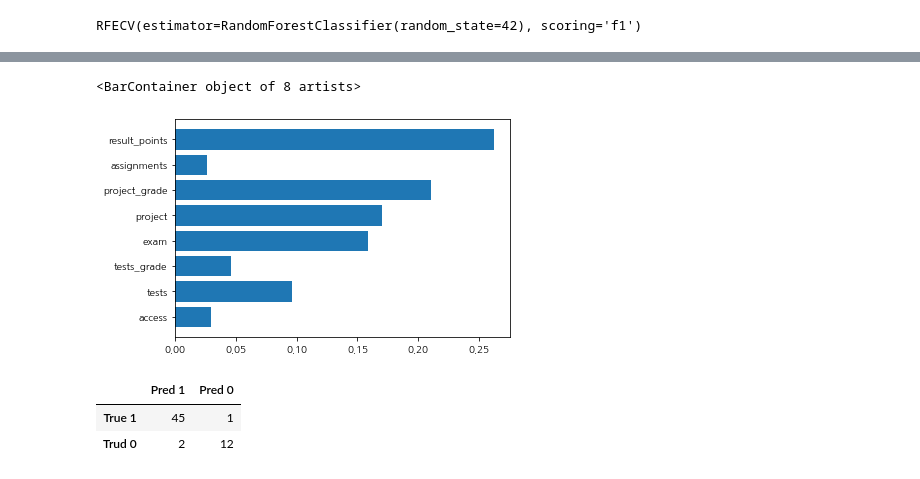
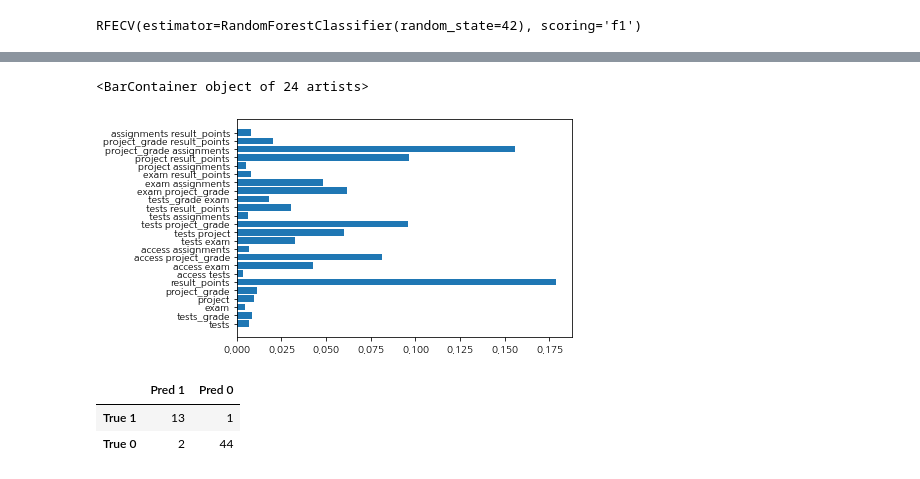
Before and after one commit to ywkim92/Students-Dropout-Prediction, a Jupyter notebook: student_dropout_prediction.ipynb, the cells around one changed output, grey strips where cells are left out. Cells and saved outputs as stored; diff of their text form; code cells hidden in the pictures.

```diff
--- a/student_dropout_prediction.ipynb
+++ b/student_dropout_prediction.ipynb
@@ -211,11 +295,11 @@ print(roc_auc_score(y_test, model_rf.predict_proba(rfecv.transform(X_test))[:, 1
-# %%
-plt.barh( df.drop(drop_feats, axis=1).columns, model_rf.feature_importances_)
-# %% [output]
-<BarContainer object of 8 artists>
-[figure, removed]
+# %%
+plt.barh( np.array(pf.get_feature_names(feat_names))[np.where(rfecv.support_==True)[0]], model_rf.feature_importances_)
+# %% [output]
+<BarContainer object of 24 artists>
+[figure, added]
 # %%
-pd.DataFrame(confusion_matrix(y_test, pred_rf, labels=[1, 0]), index=['True 1', 'Trud 0'], columns = ['Pred 1', 'Pred 0'])
+pd.DataFrame(confusion_matrix(y_test, pred_rf, labels=[1, 0]), index=['True 1', 'True 0'], columns = ['Pred 1', 'Pred 0'])
 # %% [output]
 |  | Pred 1 | Pred 0 |
-| True 1 | 45 | 1 |
-| Trud 0 | 2 | 12 |
+| True 1 | 13 | 1 |
+| True 0 | 2 | 44 |
```
Also changed, not shown: parts of 41 cells of this notebook.
